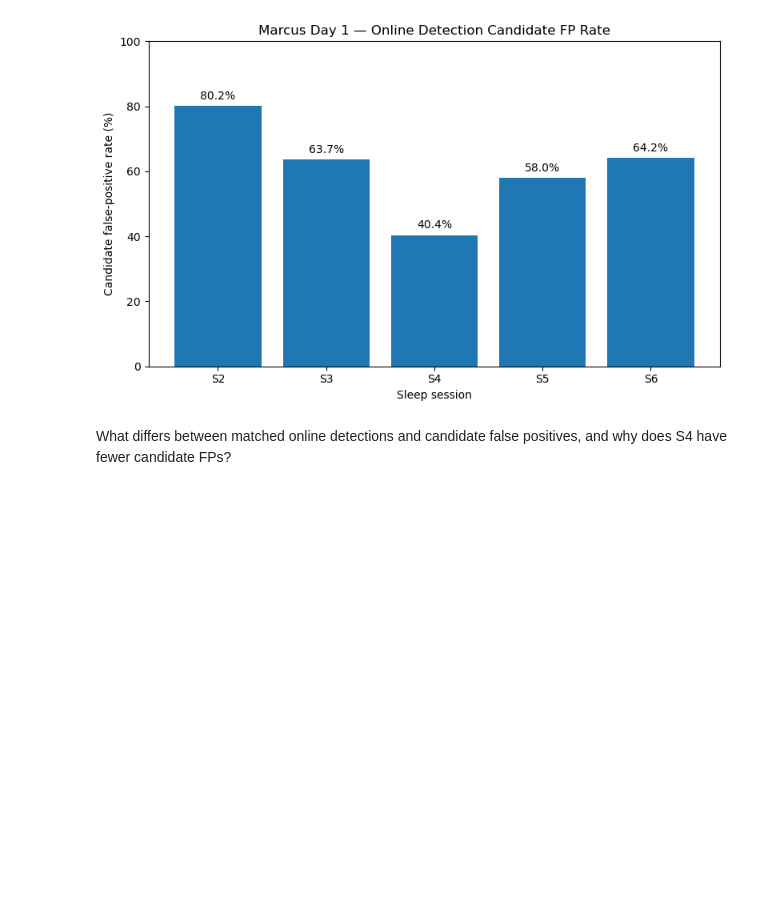
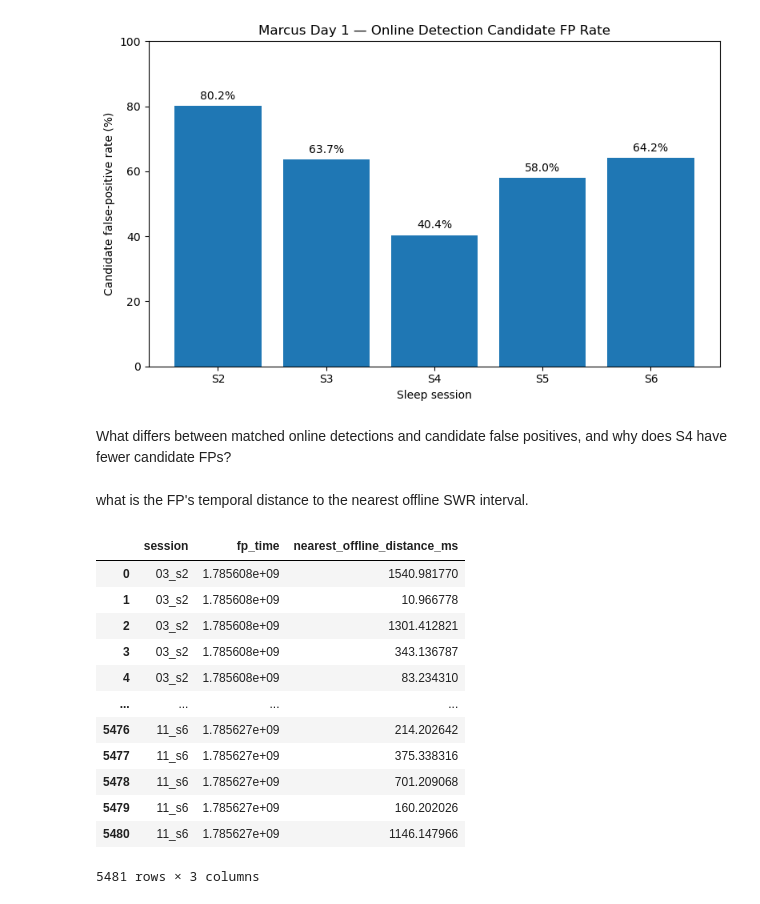
Before and after one commit to fgao38/Frank-Lab-Ripple-online-and-offline-analysis, a Jupyter notebook: ripple_time_analysis.ipynb, the cells around one changed output. Saved outputs shown, nothing was run; the diff lists cells and outputs as text; code cells hidden in the pictures; blank space fills up the shorter version.

```diff
--- a/ripple_time_analysis.ipynb
+++ b/ripple_time_analysis.ipynb
@@ -2115,0 +2155,65 @@ for epoch_number, session in day1_sessions.items():
+# %% [markdown]
+what is the FP's temporal distance to the nearest offline SWR interval.
+# %%
+fp_distance_results = []
+
+for session in day1_sessions.values():
+
+    # Get offline SWRs again
+    offline = (
+        sgrip.RippleTimesV1()
+        & {
+            "nwb_file_name": nwb_file_name,
+            "target_interval_list_name": session,
+            "ripple_param_name": "default_trodes",
+        }
+    ).fetch1_dataframe()
+
+    offline_start = offline["start_time"].to_numpy()
+    offline_end = offline["end_time"].to_numpy()
+
+    fp_trains = fp_trains_day1[session]
+
+    for train in fp_trains:
+
+        train_start = train[0]
+        train_end = train[-1]
+
+        # Distance from this FP train to every offline SWR
+        distances = np.where(
+            train_end < offline_start,
+            offline_start - train_end,
+            np.where(
+                train_start > offline_end,
+                train_start - offline_end,
+                0
+            )
+        )
+
+        nearest_distance = np.min(distances)
+
+        fp_distance_results.append({
+            "session": session,
+            "fp_time": train_start,
+            "nearest_offline_distance_ms":
+                nearest_distance * 1000
+        })
+
+
+fp_distances = pd.DataFrame(fp_distance_results)
+
+fp_distances
+# %% [output]
+|  | session | fp_time | nearest_offline_distance_ms |
+| 0 | 03_s2 | 1.785608e+09 | 1540.981770 |
+| 1 | 03_s2 | 1.785608e+09 | 10.966778 |
+| 2 | 03_s2 | 1.785608e+09 | 1301.412821 |
+| 3 | 03_s2 | 1.785608e+09 | 343.136787 |
+| 4 | 03_s2 | 1.785608e+09 | 83.234310 |
+| ... | ... | ... | ... |
+| 5476 | 11_s6 | 1.785627e+09 | 214.202642 |
+| 5477 | 11_s6 | 1.785627e+09 | 375.338316 |
+| 5478 | 11_s6 | 1.785627e+09 | 701.209068 |
+| 5479 | 11_s6 | 1.785627e+09 | 160.202026 |
+| 5480 | 11_s6 | 1.785627e+09 | 1146.147966 |
+5481 rows × 3 columns
```
Also changed, not shown: parts of 9 cells of this notebook.
